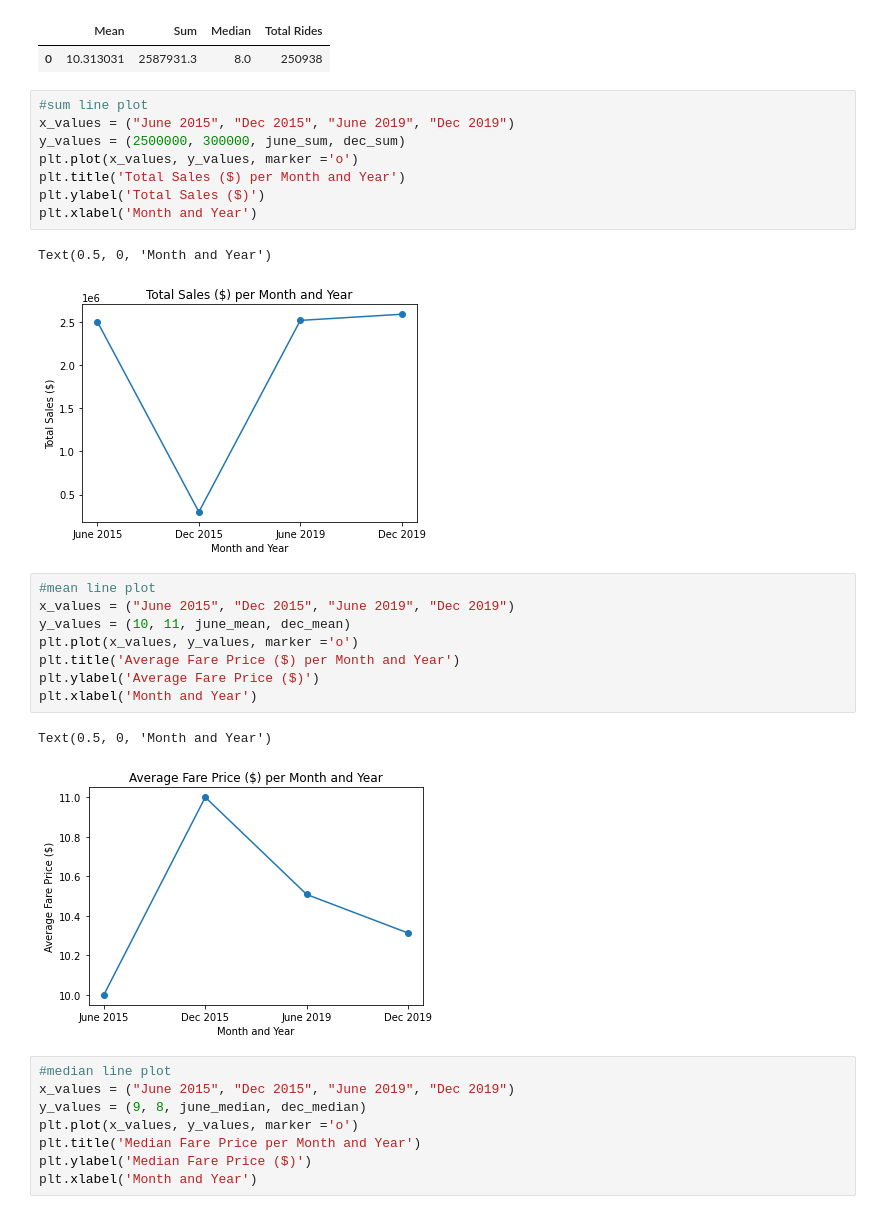
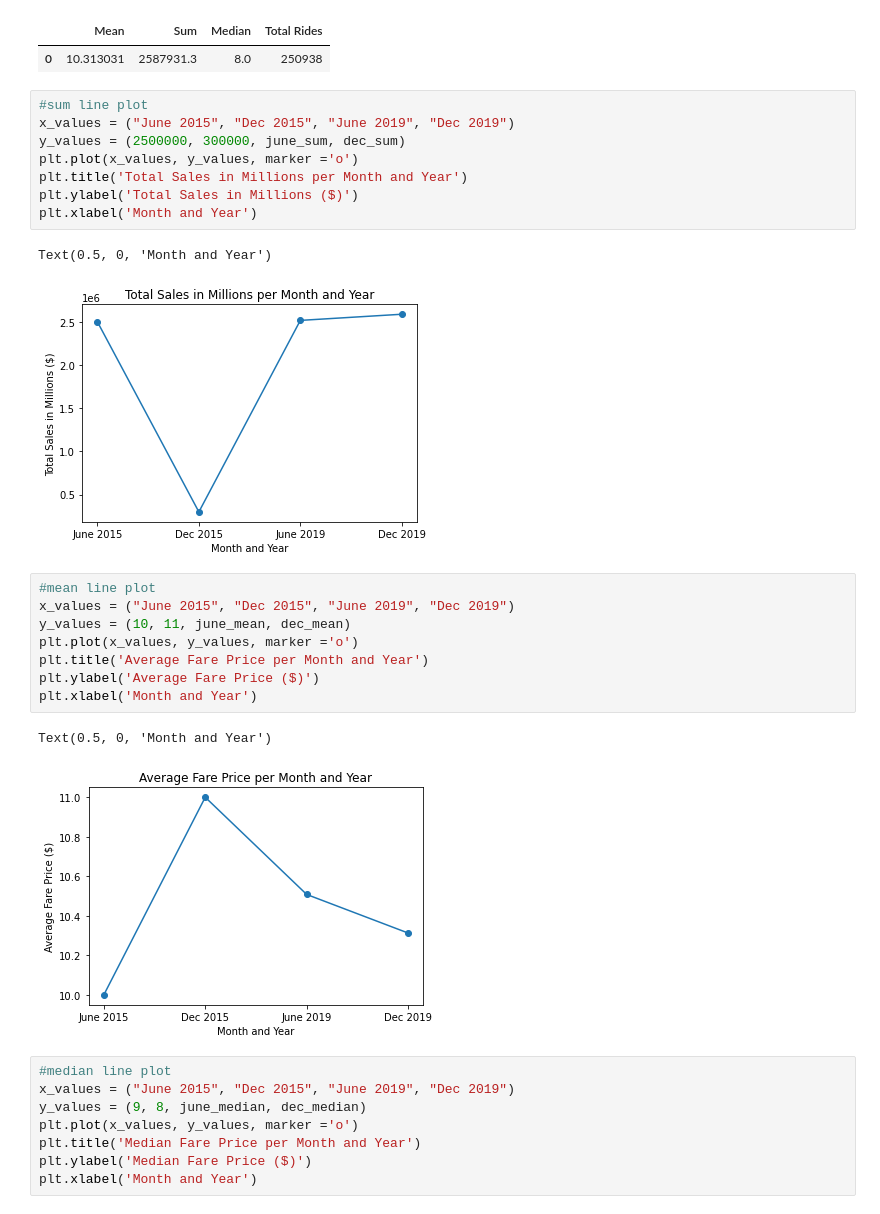
Before and after one commit to ILekawa9/Project-1, a Jupyter notebook: Yellow Taxi Price Analysis.ipynb, the cells around one changed output. Drawn from its saved outputs; the diff is of its cells as text.

```diff
--- a/Yellow Taxi Price Analysis.ipynb
+++ b/Yellow Taxi Price Analysis.ipynb
@@ -80,25 +80,25 @@ The amount of rides in June 2019 is 250938
 # %%
 #sum line plot
 x_values = ("June 2015", "Dec 2015", "June 2019", "Dec 2019")
 y_values = (2500000, 300000, june_sum, dec_sum)
 plt.plot(x_values, y_values, marker ='o')
-plt.title('Total Sales ($) per Month and Year')
-plt.ylabel('Total Sales ($)')
+plt.title('Total Sales in Millions per Month and Year')
+plt.ylabel('Total Sales in Millions ($)')
 plt.xlabel('Month and Year')
 # %% [output]
 Text(0.5, 0, 'Month and Year')
-[figure, old version]
+[figure, new version]
 # %%
 #mean line plot
 x_values = ("June 2015", "Dec 2015", "June 2019", "Dec 2019")
 y_values = (10, 11, june_mean, dec_mean)
 plt.plot(x_values, y_values, marker ='o')
-plt.title('Average Fare Price ($) per Month and Year')
+plt.title('Average Fare Price per Month and Year')
 plt.ylabel('Average Fare Price ($)')
 plt.xlabel('Month and Year')
 # %% [output]
 Text(0.5, 0, 'Month and Year')
-[figure, old version]
+[figure, new version]
 # %%
 #median line plot
 x_values = ("June 2015", "Dec 2015", "June 2019", "Dec 2019")
```
Also changed, not shown: parts of 1 cell of this notebook.
